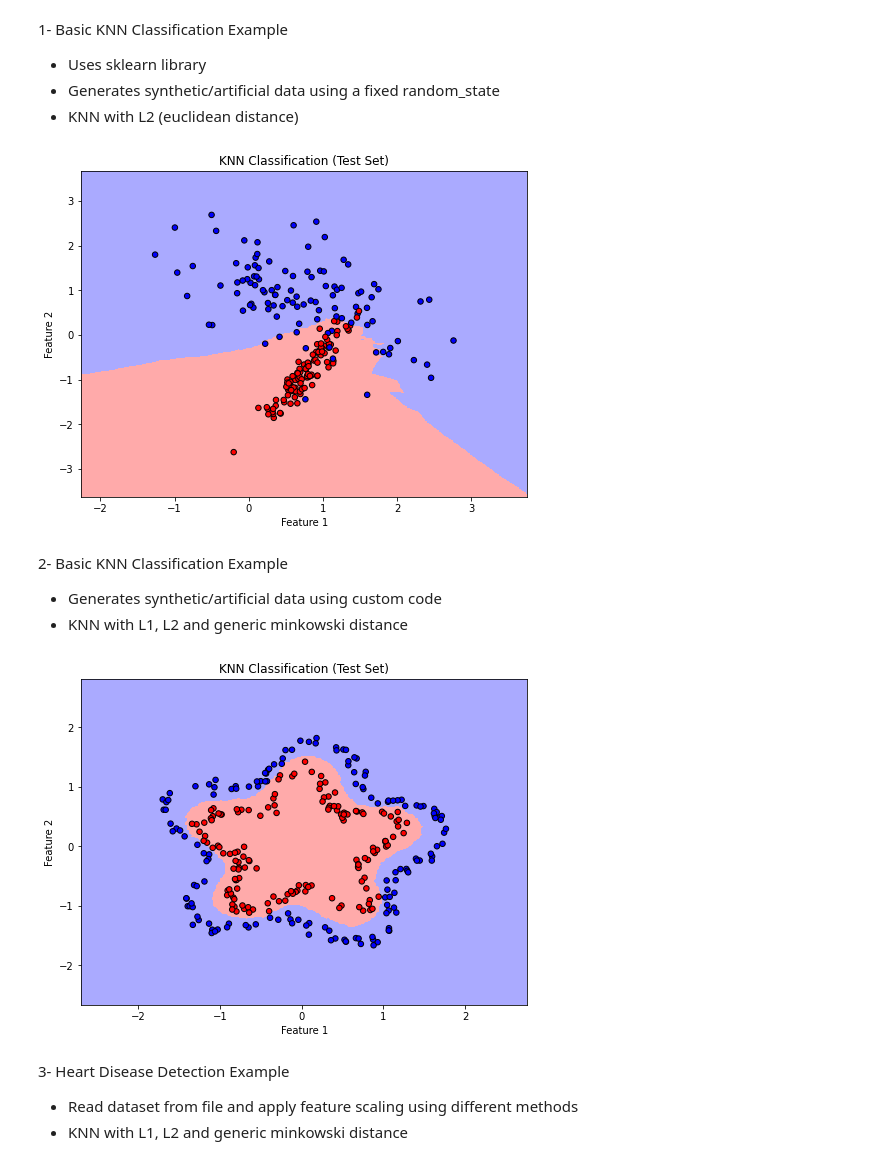
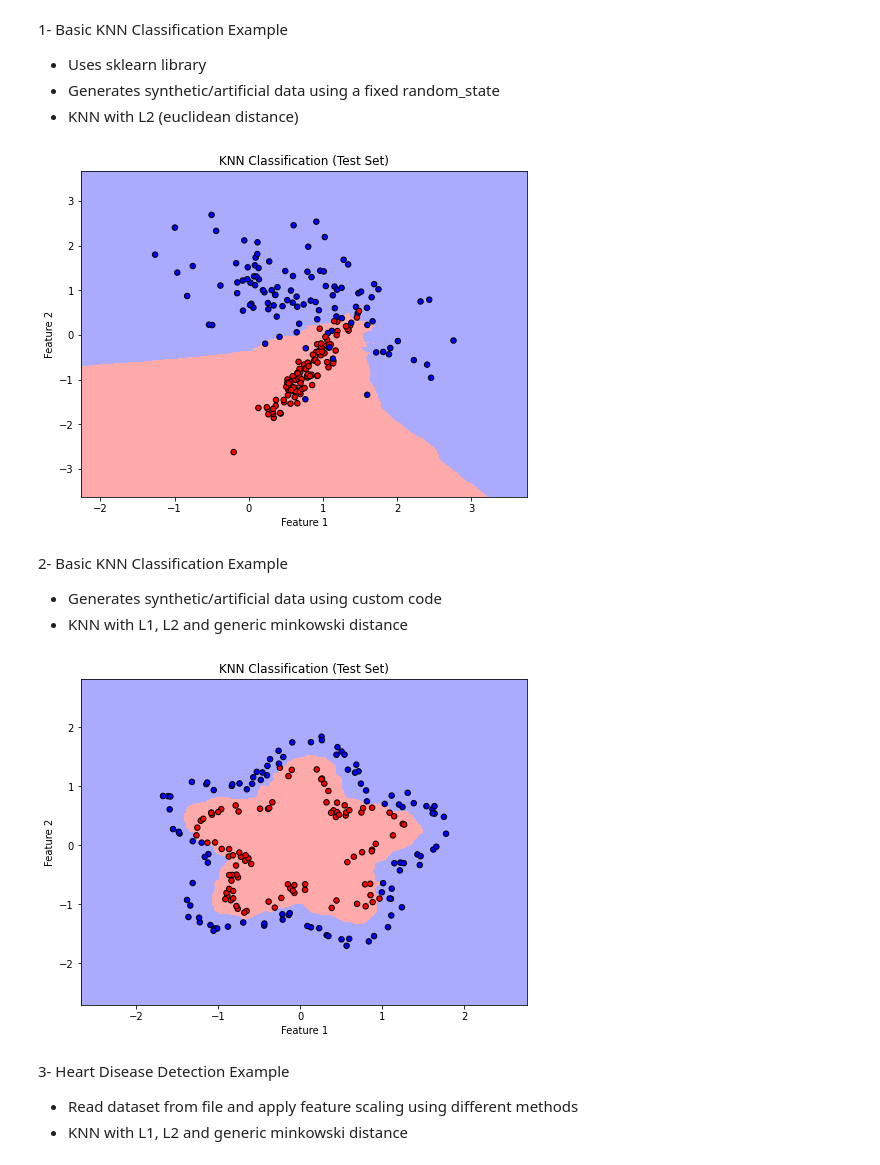
Before and after one commit to 4mbilal/MLexperiments, a Jupyter notebook: ML_Basics/Ex01_KNN_Classification_Regression.ipynb, the cells around one changed output. Cells and saved outputs as stored; diff of their text form; code cells hidden in the pictures.

```diff
--- a/ML_Basics/Ex01_KNN_Classification_Regression.ipynb
+++ b/ML_Basics/Ex01_KNN_Classification_Regression.ipynb
@@ -20,9 +20,9 @@ X, y = make_classification(n_samples=300, n_features=2, n_informative=2,
 X_train, X_test, y_train, y_test = train_test_split(X, y, test_size=0.3, random_state=42)
 
 # 3️⃣ Fit KNN classifier
-knn = KNeighborsClassifier(n_neighbors=21, metric='euclidean')
-# knn = KNeighborsClassifier(n_neighbors=1, metric='manhattan')
-# knn = KNeighborsClassifier(n_neighbors=1, metric='minkowski', p=2)
+# knn = KNeighborsClassifier(n_neighbors=51, metric='euclidean')
+# knn = KNeighborsClassifier(n_neighbors=51, metric='manhattan')
+knn = KNeighborsClassifier(n_neighbors=15, metric='minkowski', p=1.5)
 
 knn.fit(X_train, y_train)
 
@@ -52,7 +52,7 @@ def plot_decision_boundary(X, y, model, title):
 # plot_decision_boundary(X_test, y_test, knn, "KNN Classification (Test Set)")
 plot_decision_boundary(X_train, y_train, knn, "KNN Classification (Test Set)")
 # %% [output]
-[figure, old version]
+[figure, new version]
 # %% [markdown]
 2- Basic KNN Classification Example
 - Generates synthetic/artificial data using custom code
@@ -91,41 +91,41 @@ X = np.vstack((X0, X1))
 y = np.array([0] * (n_samples // 2) + [1] * (n_samples // 2))
 
 # 2️⃣ Split into train and test
-X_train, X_test, y_train, y_test = train_test_split(X, y, test_size=0.3, random_state=42)
+X_train, X_test, y_train, y_test = train_test_split(X, y, test_size=0.2, random_state=42)
 
 # 3️⃣ Fit KNN classifier
-# knn = KNeighborsClassifier(n_neighbors=11, metric='euclidean')
-# knn = KNeighborsClassifier(n_neighbors=11, metric='manhattan')
-knn = KNeighborsClassifier(n_neighbors=15, metric='minkowski', p=1.5)
+knn = KNeighborsClassifier(n_neighbors=1, metric='euclidean')
+# knn = KNeighborsClassifier(n_neighbors=5, metric='manhattan')
+# knn = KNeighborsClassifier(n_neighbors=1, metric='minkowski', p=1.5)
 
 knn.fit(X_train, y_train)
 
 # 4️⃣ Plot decision boundary
 def plot_decision_boundary(X, y, model, title):
     h = 0.02  # step size in the mesh
     cmap_light = ListedColormap(['#FFAAAA', '#AAAAFF'])
     cmap_bold = ListedColormap(['#FF0000', '#0000FF'])
 
     x_min, x_max = X[:, 0].min() - 1, X[:, 0].max() + 1
     y_min, y_max = X[:, 1].min() - 1, X[:, 1].max() + 1
     xx, yy = np.meshgrid(np.arange(x_min, x_max, h),
                          np.arange(y_min, y_max, h))
 
     Z = model.predict(np.c_[xx.ravel(), yy.ravel()])
     Z = Z.reshape(xx.shape)
 
     plt.figure(figsize=(8, 6))
     plt.contourf(xx, yy, Z, cmap=cmap_light)
     plt.scatter(X[:, 0], X[:, 1], c=y, cmap=cmap_bold, edgecolor='k', s=30)
     plt.title(title)
     plt.xlabel('Feature 1')
     plt.ylabel('Feature 2')
     plt.show()
 
 # 5️⃣ Display results
 plot_decision_boundary(X_test, y_test, knn, "KNN Classification (Test Set)")
 # %% [output]
-[figure, old version]
+[figure, new version]
 # %% [markdown]
 3- Heart Disease Detection Example
 - Read dataset from file and apply feature scaling using different methods
```
Also changed, not shown: parts of 4 cells of this notebook.
